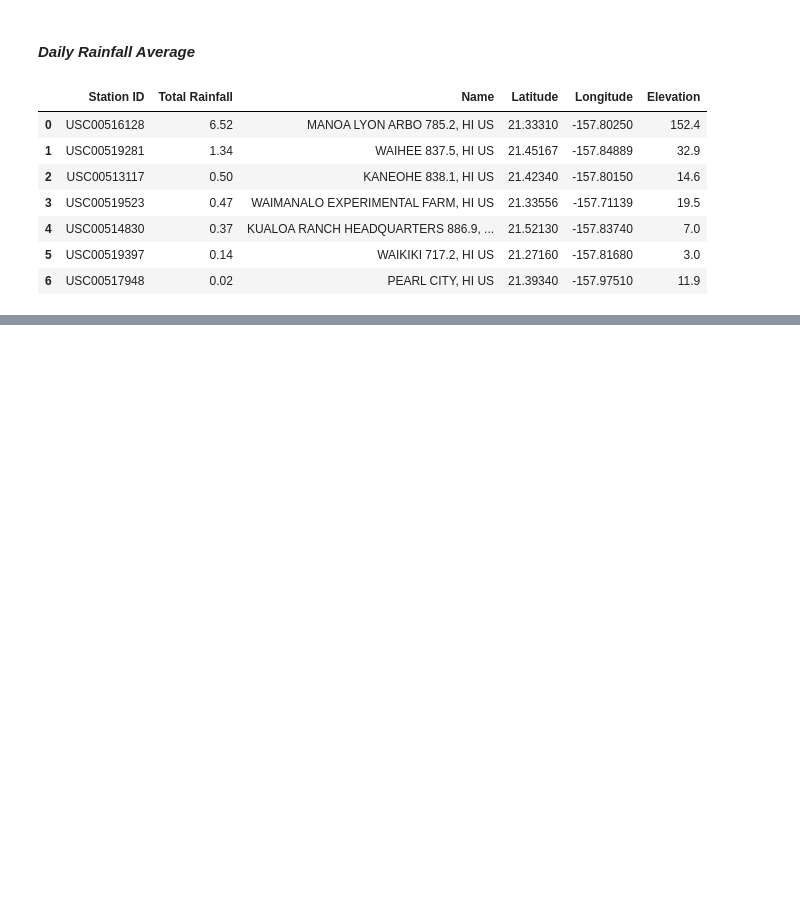
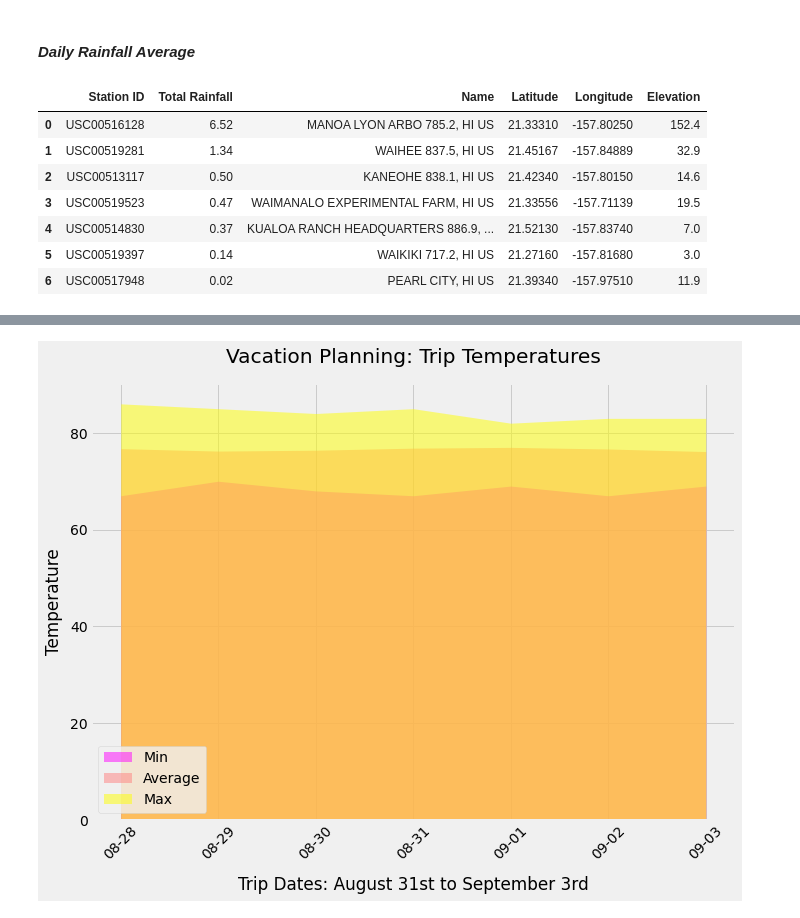
Before and after one commit to nataligracia/sqlalchemy_vacationplanning, a Jupyter notebook: Climate Analysis and Exploration.ipynb, the cells around one changed output, grey strips where cells are left out. Drawn from its saved outputs; the diff is of its cells as text; code cells hidden in the pictures; blank space fills up the shorter version.

Commit message:
Trip Planner Complete

```diff
--- a/Climate Analysis and Exploration.ipynb
+++ b/Climate Analysis and Exploration.ipynb
@@ -544,0 +526,14 @@ normals
+# %%
+#Pull list out of list in preparation for dataframe
+normals2 = [x[0] for x in normals]
+# %%
+#Format trip rainfall data into a dataframe
+normals_all = pd.DataFrame(normals2, columns=['Min', 'Average', 'Max'])
+# %%
+#Format trip dates into a dataframe
+normal_dates = pd.DataFrame(trip_dates, columns=['date'])
+# %%
+#Format trip dates and rainfall data into a dataframe
+combined = pd.concat([normal_dates, normals_all], axis = 1)
+final = combined.set_index('date')
+final
@@ -544,0 +550,12 @@ normals
+# %%
+#Plot the temperature minimum, average, and maximum for trip dates
+trip_summary = final.plot(kind='area', figsize=(10,8), stacked=False, linewidth=0, colormap="spring")
+ax = plt.gca()
+ax.tick_params(axis='x', labelrotation = 45)
+plt.title("Vacation Planning: Trip Temperatures", pad=20)
+plt.ylabel("Temperature", labelpad=7)
+plt.xlabel("Trip Dates: August 31st to September 3rd", labelpad = 14)
+plt.tight_layout()
+plt.savefig("TripDates_Temperature_AreaPlot.png")
+# %% [output]
+[figure, added]
```
Also changed, not shown: parts of 17 cells of this notebook, 7 other files.
